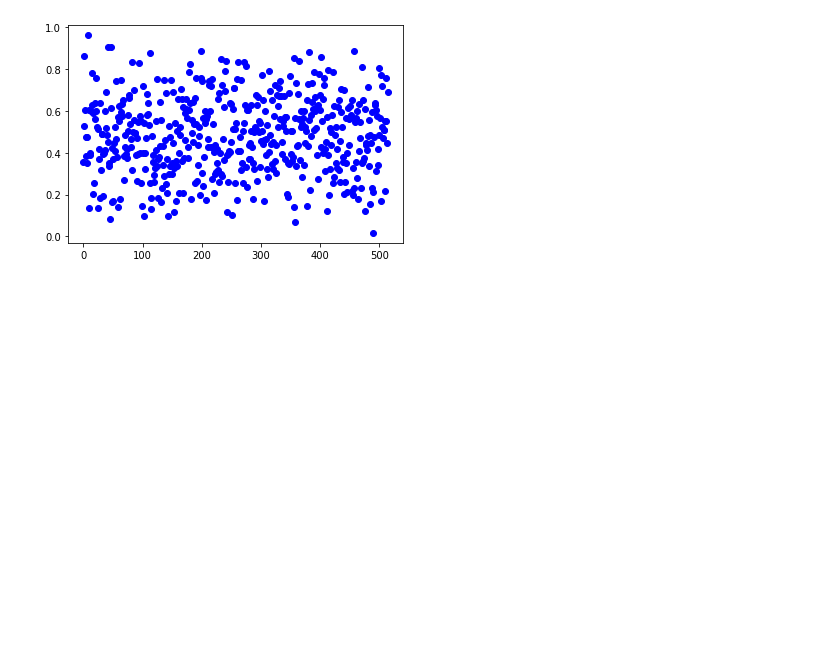
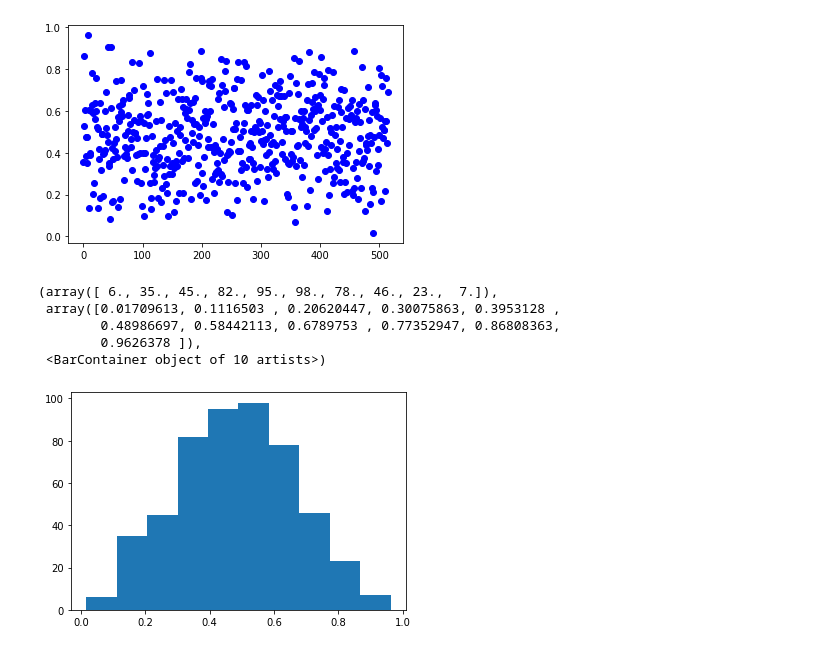
Before and after one commit to sebastianripari/75.26_simulacion, a Jupyter notebook: 1/12.ipynb, the cells around one changed output. Cells and saved outputs as stored; diff of their text form; code cells hidden in the pictures; blank space fills up the shorter version.

```diff
--- a/1/12.ipynb
+++ b/1/12.ipynb
@@ -151,3 +151,12 @@ plt.scatter(range(len(generados)), generados, c ="blue")
 # %% [output]
 <matplotlib.collections.PathCollection at 0x...>
 [figure]
+# %%
+plt.hist(generados)
+# %% [output]
+(array([ 6., 35., 45., 82., 95., 98., 78., 46., 23.,  7.]),
+ array([0.01709613, 0.1116503 , 0.20620447, 0.30075863, 0.3953128 ,
+        0.48986697, 0.58442113, 0.6789753 , 0.77352947, 0.86808363,
+        0.9626378 ]),
+ <BarContainer object of 10 artists>)
+[figure, added]
```
